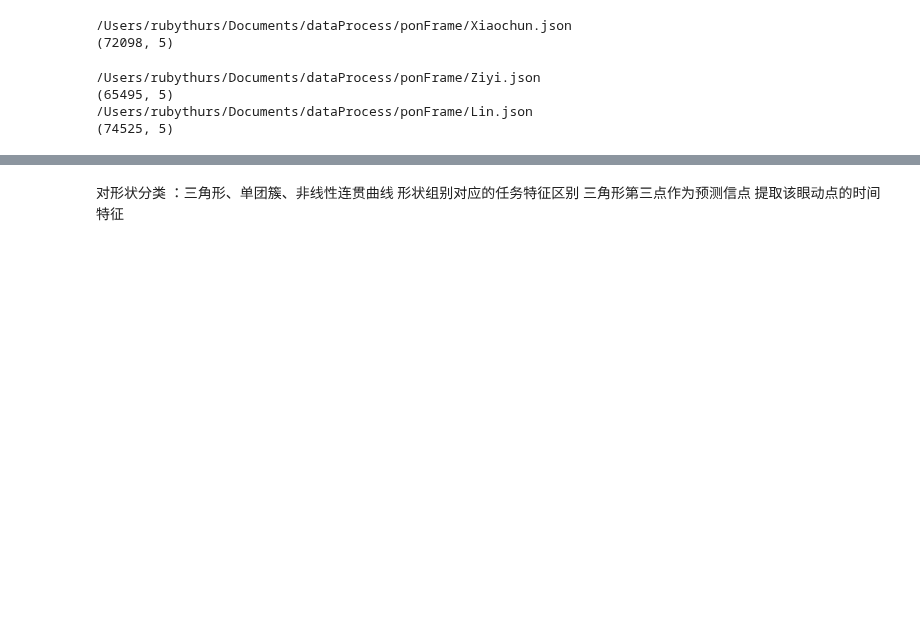
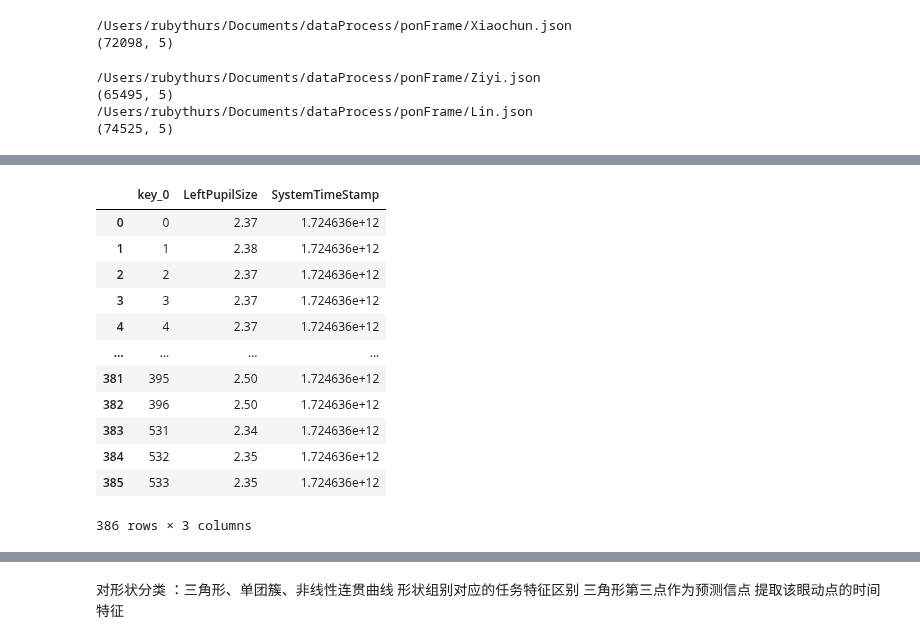
Before and after one commit to ZHTis/count, a Jupyter notebook: datacolin/ponEye.ipynb, the cells around one changed output, grey strips where cells are left out. Cells and saved outputs as stored; diff of their text form; code cells hidden in the pictures; blank space fills up the shorter version.

```diff
--- a/datacolin/ponEye.ipynb
+++ b/datacolin/ponEye.ipynb
@@ -267,0 +268,9 @@ framedf done seperate
+# %%
+pupil = []
+for i in range(0, len(eyeSegement)-1):
+    Lp=eyeSegement[i]['df']['LeftPupilSize'].to_frame()
+    Rp = eyeSegement[i]['df']['RightPupilSize'].to_frame()
+    t = eyeSegement[i]['df']['SystemTimeStamp'].to_frame()
+    _pupil = pd.merge(Lp,t,on=Lp.index)
+    pupil_ = pd.merge(Rp,t,on=Rp.index)
+    pupil.append([_pupil,pupil_])
@@ -268,3 +279,19 @@ framedf done seperate
+# %%
+pupil[0][0]
+# %% [output]
+|  | key_0 | LeftPupilSize | SystemTimeStamp |
+| 0 | 0 | 2.37 | 1.724636e+12 |
+| 1 | 1 | 2.38 | 1.724636e+12 |
+| 2 | 2 | 2.37 | 1.724636e+12 |
+| 3 | 3 | 2.37 | 1.724636e+12 |
+| 4 | 4 | 2.37 | 1.724636e+12 |
+| ... | ... | ... | ... |
+| 381 | 395 | 2.50 | 1.724636e+12 |
+| 382 | 396 | 2.50 | 1.724636e+12 |
+| 383 | 531 | 2.34 | 1.724636e+12 |
+| 384 | 532 | 2.35 | 1.724636e+12 |
+| 385 | 533 | 2.35 | 1.724636e+12 |
+386 rows × 3 columns
 # %%
 
 import numpy as np
```
Also changed, not shown: parts of 3 cells of this notebook, 3 other files.
